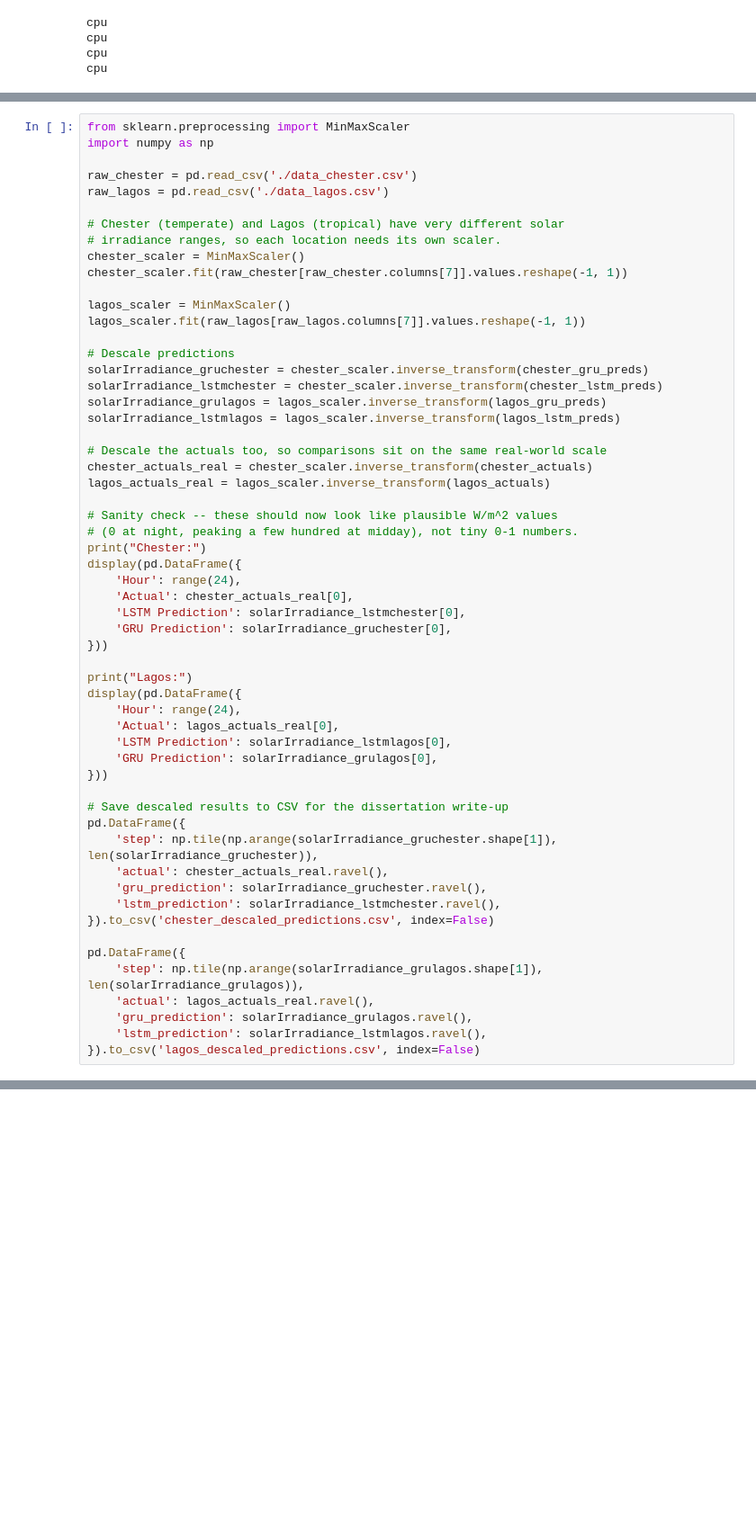
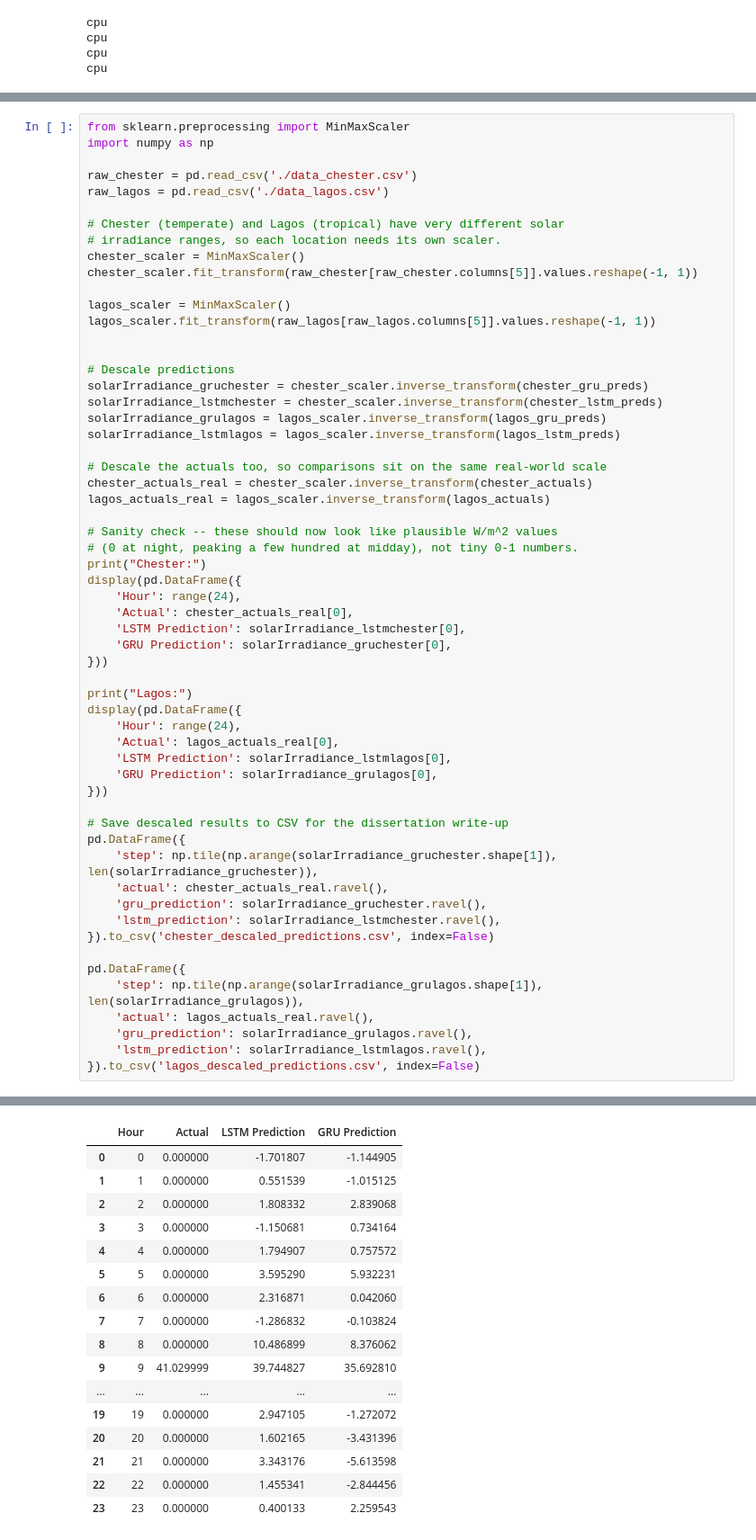
Before and after one commit to dylexBenjis/dissertation---solar-prediction, a Jupyter notebook: project_notebook.ipynb, the cells around one changed output, grey strips where cells are left out. Shown at 90% size. Drawn from its saved outputs; the diff is of its cells as text; blank space fills up the shorter version.

```diff
--- a/project_notebook.ipynb
+++ b/project_notebook.ipynb
@@ -685,10 +683,11 @@ raw_lagos = pd.read_csv('./data_lagos.csv')
 # Chester (temperate) and Lagos (tropical) have very different solar
 # irradiance ranges, so each location needs its own scaler.
 chester_scaler = MinMaxScaler()
-chester_scaler.fit(raw_chester[raw_chester.columns[7]].values.reshape(-1, 1))
+chester_scaler.fit_transform(raw_chester[raw_chester.columns[5]].values.reshape(-1, 1))
 
 lagos_scaler = MinMaxScaler()
-lagos_scaler.fit(raw_lagos[raw_lagos.columns[7]].values.reshape(-1, 1))
+lagos_scaler.fit_transform(raw_lagos[raw_lagos.columns[5]].values.reshape(-1, 1))
+
 
 # Descale predictions
 solarIrradiance_gruchester = chester_scaler.inverse_transform(chester_gru_preds)
@@ -732,3 +731,4 @@ pd.DataFrame({
     'gru_prediction': solarIrradiance_grulagos.ravel(),
     'lstm_prediction': solarIrradiance_lstmlagos.ravel(),
 }).to_csv('lagos_descaled_predictions.csv', index=False)
+# %% [output]
@@ -734,0 +748,17 @@ pd.DataFrame({
+|  | Hour | Actual | LSTM Prediction | GRU Prediction |
+| 0 | 0 | 0.000000 | -1.701807 | -1.144905 |
+| 1 | 1 | 0.000000 | 0.551539 | -1.015125 |
+| 2 | 2 | 0.000000 | 1.808332 | 2.839068 |
+| 3 | 3 | 0.000000 | -1.150681 | 0.734164 |
+| 4 | 4 | 0.000000 | 1.794907 | 0.757572 |
+| 5 | 5 | 0.000000 | 3.595290 | 5.932231 |
+| 6 | 6 | 0.000000 | 2.316871 | 0.042060 |
+| 7 | 7 | 0.000000 | -1.286832 | -0.103824 |
+| 8 | 8 | 0.000000 | 10.486899 | 8.376062 |
+| 9 | 9 | 41.029999 | 39.744827 | 35.692810 |
+| ... | ... | ... | ... | ... |
+| 19 | 19 | 0.000000 | 2.947105 | -1.272072 |
+| 20 | 20 | 0.000000 | 1.602165 | -3.431396 |
+| 21 | 21 | 0.000000 | 3.343176 | -5.613598 |
+| 22 | 22 | 0.000000 | 1.455341 | -2.844456 |
+| 23 | 23 | 0.000000 | 0.400133 | 2.259543 |
```
Also changed, not shown: parts of 28 cells of this notebook, 11 other files.
